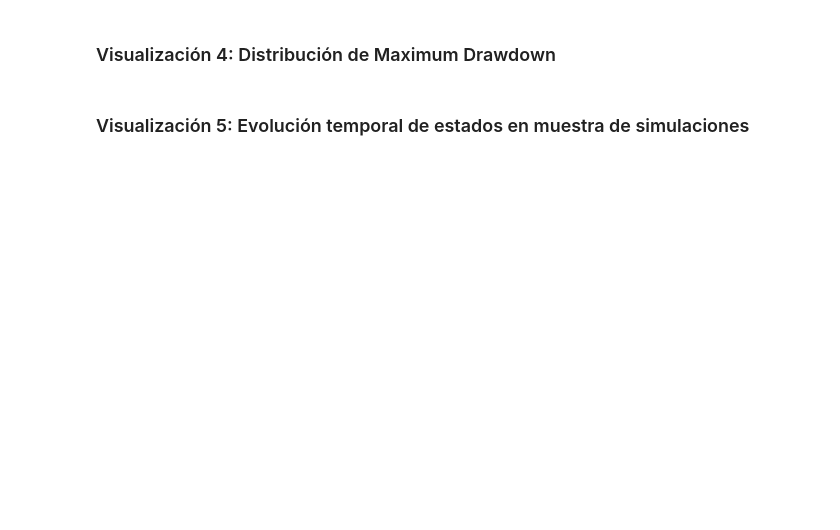
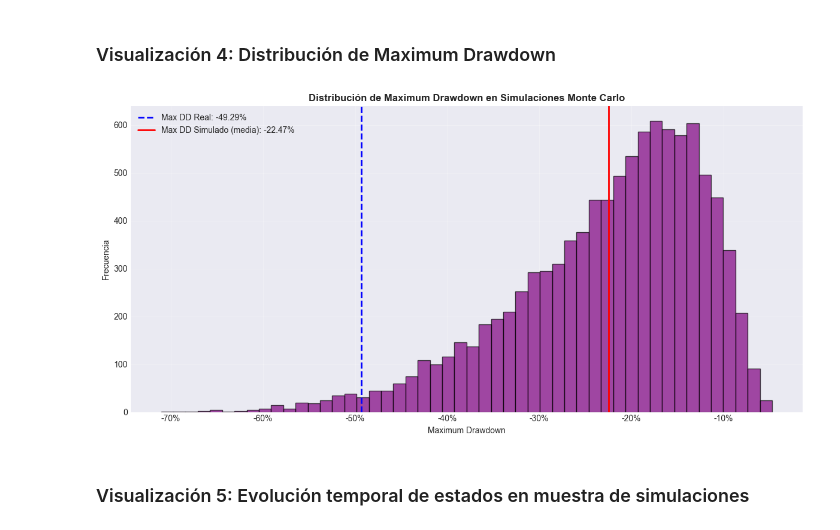
Before and after one commit to Romequinco/TAREA_GESTION_RIESGO, a Jupyter notebook: Tarea_riesgos.ipynb, the cells around one changed output. Drawn from its saved outputs; the diff is of its cells as text; code cells hidden in the pictures; blank space fills up the shorter version.

```diff
--- a/Tarea_riesgos.ipynb
+++ b/Tarea_riesgos.ipynb
@@ -4240,25 +4575,27 @@ plt.show()
 ### Visualización 4: Distribución de Maximum Drawdown
 # %%
 # Calcular Max DD para cada trayectoria
-max_dd_per_sim = [calculate_risk_metrics(simulation_results['portfolio_returns'][i, :])['max_drawdown']
+max_dd_per_sim = [calculate_risk_metrics(simulated_portfolio_returns[i, :])['max_drawdown']
                    for i in range(N_SIMULATIONS)]
 
 fig, ax = plt.subplots(figsize=(12, 6))
 
 ax.hist(max_dd_per_sim, bins=50, alpha=0.7, color='purple', edgecolor='black')
 ax.axvline(real_metrics['max_drawdown'], color='blue', linewidth=2, linestyle='--',
            label=f'Max DD Real: {real_metrics["max_drawdown"]:.2%}')
 ax.axvline(np.mean(max_dd_per_sim), color='red', linewidth=2,
            label=f'Max DD Simulado (media): {np.mean(max_dd_per_sim):.2%}')
 
 ax.set_xlabel('Maximum Drawdown')
 ax.set_ylabel('Frecuencia')
 ax.set_title('Distribución de Maximum Drawdown en Simulaciones Monte Carlo', fontweight='bold')
 ax.xaxis.set_major_formatter(plt.FuncFormatter(lambda x, _: f'{x:.0%}'))
 ax.legend()
 ax.grid(True, alpha=0.3)
 plt.tight_layout()
 plt.show()
+# %% [output]
+[figure, added]
 # %% [markdown]
 ### Visualización 5: Evolución temporal de estados en muestra de simulaciones
 # %%
```
Also changed, not shown: parts of 35 cells of this notebook.
